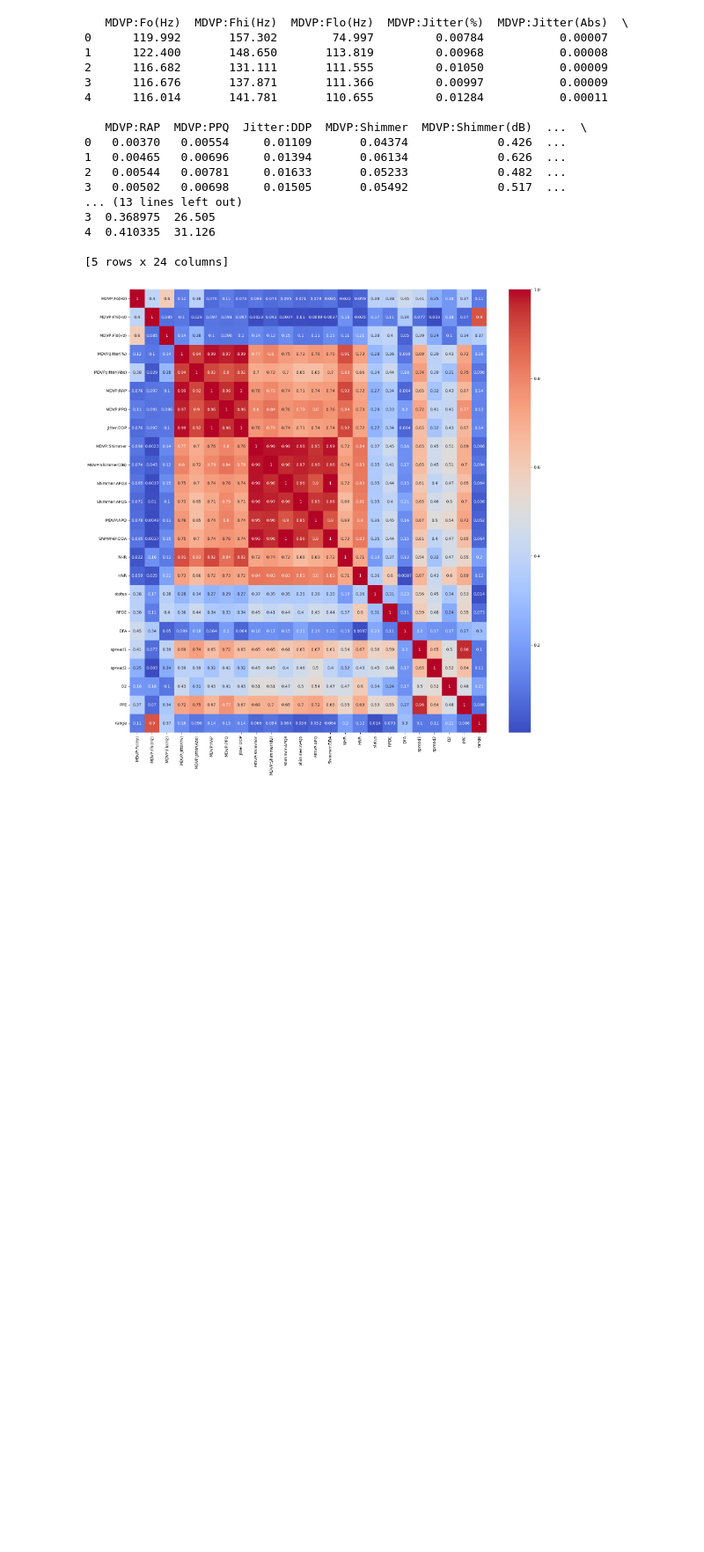
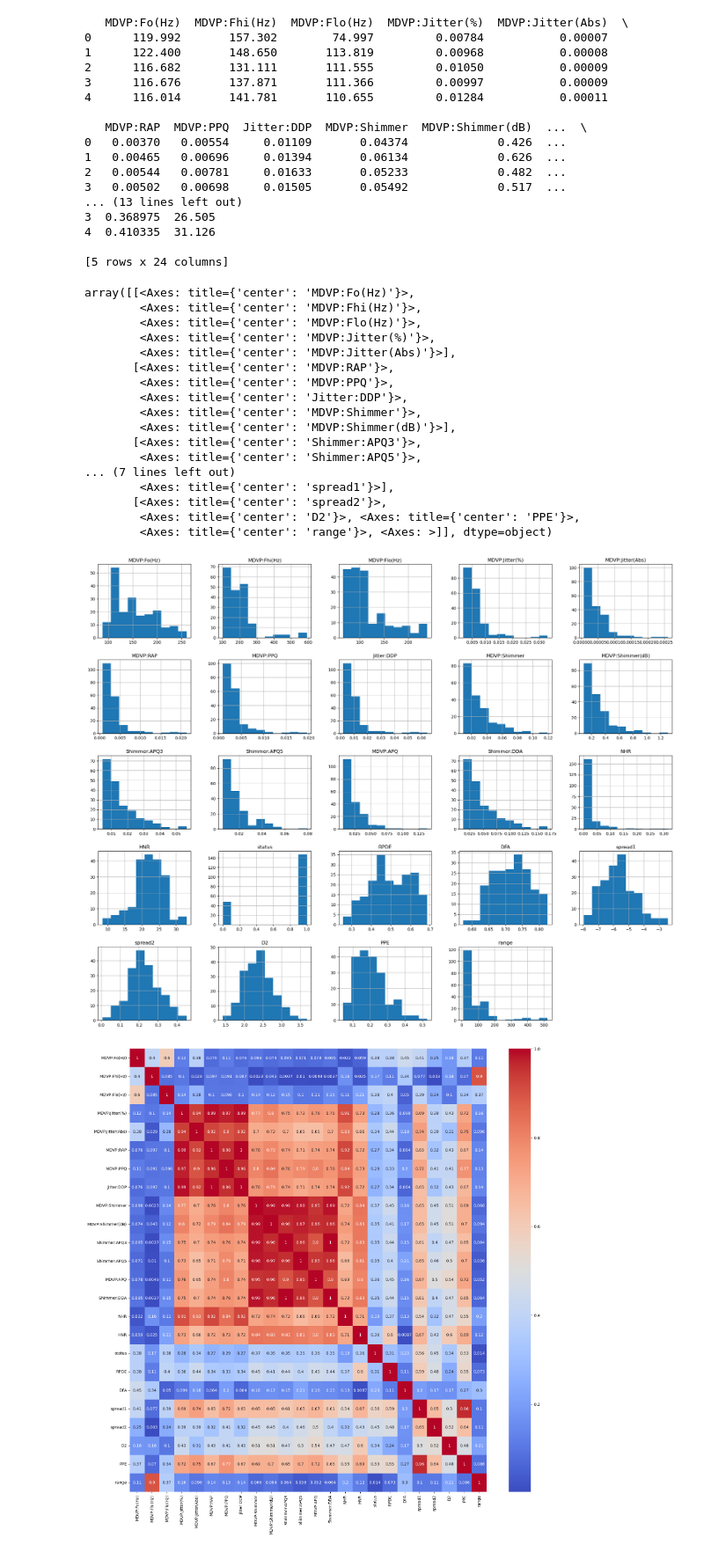
Before and after one commit to yaniss02/parkinson_detection, a Jupyter notebook: Untitled.ipynb, the cells around one changed output. Shown at 88% size. Saved outputs shown, nothing was run; the diff lists cells and outputs as text; code cells hidden in the pictures; blank space fills up the shorter version.

```diff
--- a/Untitled.ipynb
+++ b/Untitled.ipynb
@@ -105,6 +105,27 @@ print(dfs.head())
 4  0.410335  31.126
 
 [5 rows x 24 columns]
+# %%
+dfs.hist(figsize=(25,20))
+# %% [output]
+array([[<Axes: title={'center': 'MDVP:Fo(Hz)'}>,
+        <Axes: title={'center': 'MDVP:Fhi(Hz)'}>,
+        <Axes: title={'center': 'MDVP:Flo(Hz)'}>,
+        <Axes: title={'center': 'MDVP:Jitter(%)'}>,
+        <Axes: title={'center': 'MDVP:Jitter(Abs)'}>],
+       [<Axes: title={'center': 'MDVP:RAP'}>,
+        <Axes: title={'center': 'MDVP:PPQ'}>,
+        <Axes: title={'center': 'Jitter:DDP'}>,
+        <Axes: title={'center': 'MDVP:Shimmer'}>,
+        <Axes: title={'center': 'MDVP:Shimmer(dB)'}>],
+       [<Axes: title={'center': 'Shimmer:APQ3'}>,
+        <Axes: title={'center': 'Shimmer:APQ5'}>,
+... (7 lines left out)
+        <Axes: title={'center': 'spread1'}>],
+       [<Axes: title={'center': 'spread2'}>,
+        <Axes: title={'center': 'D2'}>, <Axes: title={'center': 'PPE'}>,
+        <Axes: title={'center': 'range'}>, <Axes: >]], dtype=object)
+[figure, added]
 # %%
 corr_matrix = dfs.corr().abs()
 fig, ax = plt.subplots(figsize=(20,20))         # Sample figsize in inches
```
Also changed, not shown: parts of 1 cell of this notebook.
